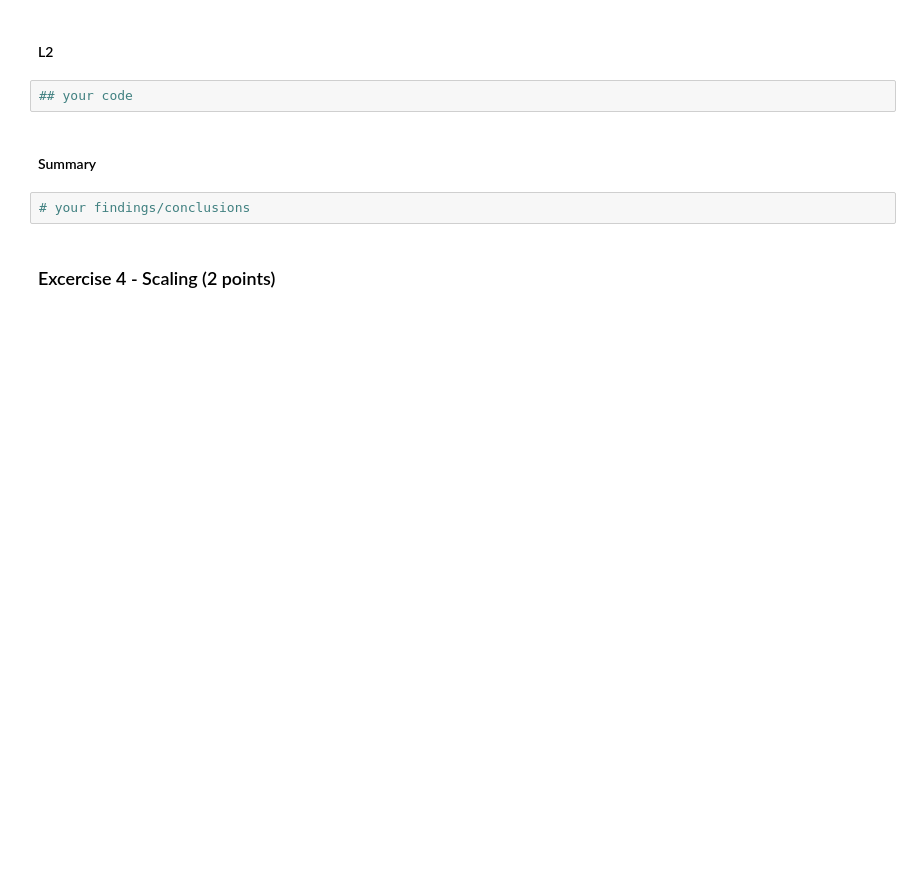
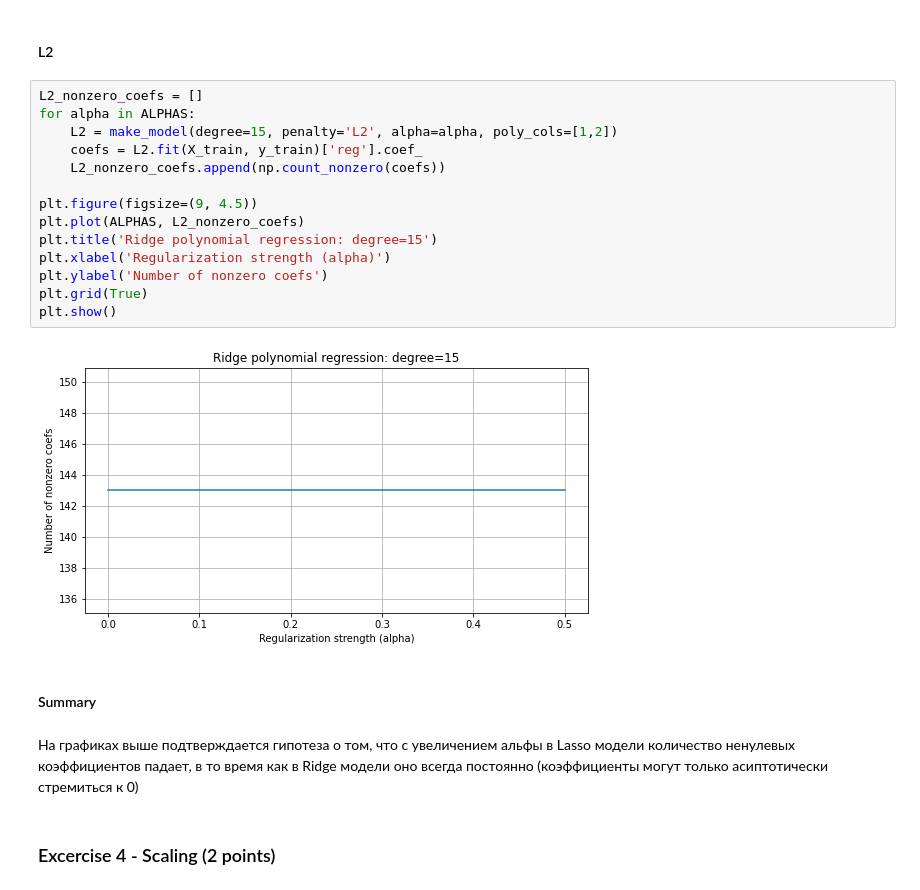
Before and after one commit to albert-bariev/rs-school-ml, a Jupyter notebook: 4_overfitting_regularization.ipynb, the cells around one changed output. Cells and saved outputs as stored; diff of their text form; blank space fills up the shorter version.

```diff
--- a/4_overfitting_regularization.ipynb
+++ b/4_overfitting_regularization.ipynb
@@ -604,11 +618,25 @@ Please do a discovery on your own and find that out empirically (both for **L1**
 # %% [markdown]
 #### L2
-# %%
-## your code
+# %%
+L2_nonzero_coefs = []
+for alpha in ALPHAS:
+    L2 = make_model(degree=15, penalty='L2', alpha=alpha, poly_cols=[1,2])
+    coefs = L2.fit(X_train, y_train)['reg'].coef_
+    L2_nonzero_coefs.append(np.count_nonzero(coefs))
+
+plt.figure(figsize=(9, 4.5))
+plt.plot(ALPHAS, L2_nonzero_coefs)
+plt.title('Ridge polynomial regression: degree=15')
+plt.xlabel('Regularization strength (alpha)')
+plt.ylabel('Number of nonzero coefs')
+plt.grid(True)
+plt.show()
+# %% [output]
+[figure, added]
 # %% [markdown]
 #### Summary
-# %%
-# your findings/conclusions
+# %% [markdown]
+На графиках выше подтверждается гипотеза о том, что с увеличением альфы в Lasso модели количество ненулевых коэффициентов падает, в то время как в Ridge модели оно всегда постоянно (коэффициенты могут только асиптотически стремиться к 0)
 # %% [markdown]
 ### Excercise 4 - Scaling (2 points)
 # %% [markdown]
```
Also changed, not shown: parts of 4 cells of this notebook.
